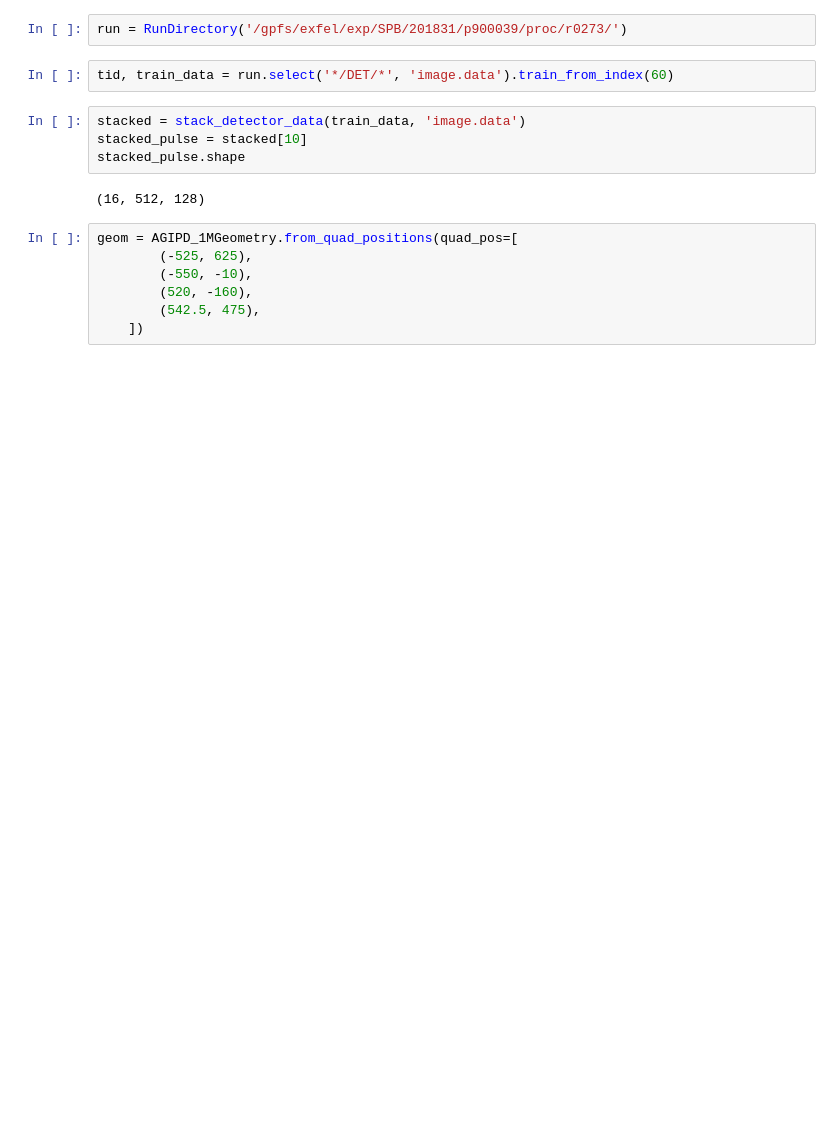
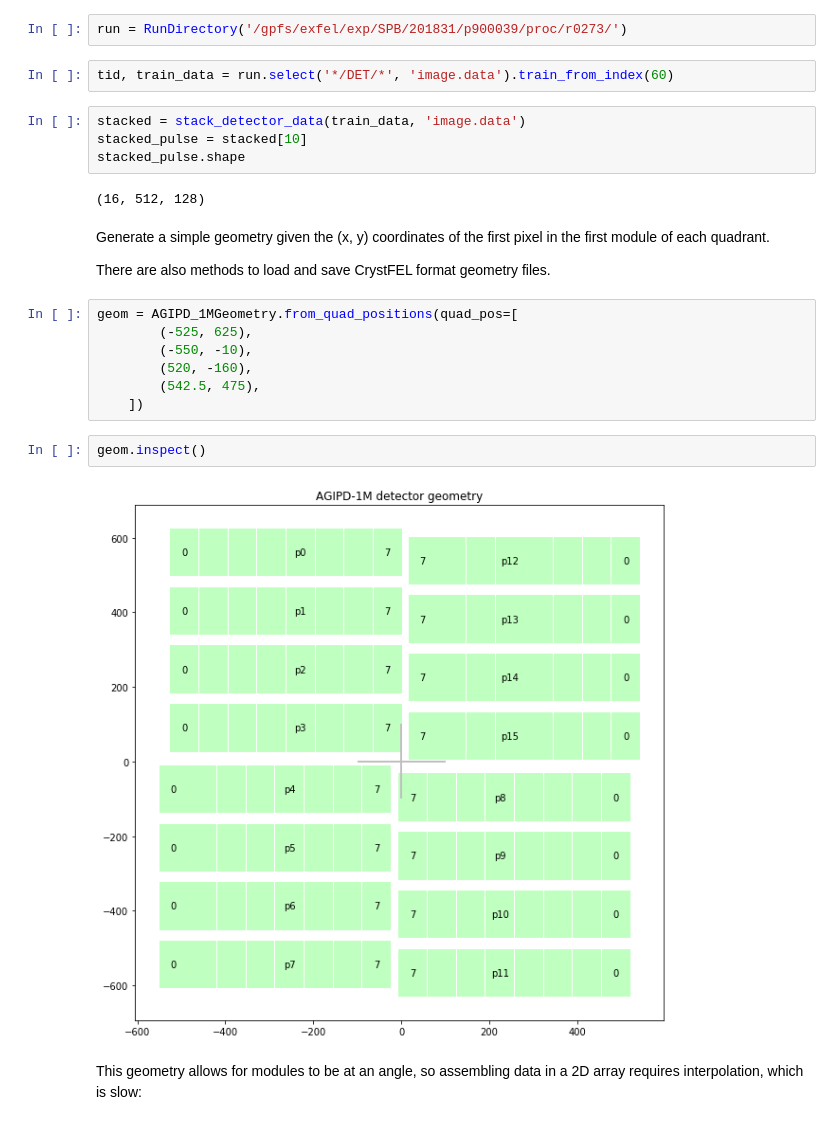
Before and after one commit to European-XFEL/karabo_data, a Jupyter notebook: docs/AGIPD Geometry.ipynb, the cells around one changed output. Drawn from its saved outputs; the diff is of its cells as text; blank space fills up the shorter version.

Commit message:
Update AGIPD geometry notebook

```diff
--- a/docs/AGIPD Geometry.ipynb
+++ b/docs/AGIPD Geometry.ipynb
@@ -14,6 +16,10 @@ stacked_pulse = stacked[10]
 stacked_pulse.shape
 # %% [output]
 (16, 512, 128)
+# %% [markdown]
+Generate a simple geometry given the (x, y) coordinates of the first pixel in the first module of each quadrant.
+
+There are also methods to load and save CrystFEL format geometry files.
 # %%
 geom = AGIPD_1MGeometry.from_quad_positions(quad_pos=[
         (-525, 625),
@@ -21,4 +27,10 @@ geom = AGIPD_1MGeometry.from_quad_positions(quad_pos=[
         (520, -160),
         (542.5, 475),
     ])
+# %%
+geom.inspect()
+# %% [output]
+[figure, added]
+# %% [markdown]
+This geometry allows for modules to be at an angle, so assembling data in a 2D array requires interpolation, which is slow:
 # %%
```
Also changed, not shown: parts of 5 cells of this notebook.
